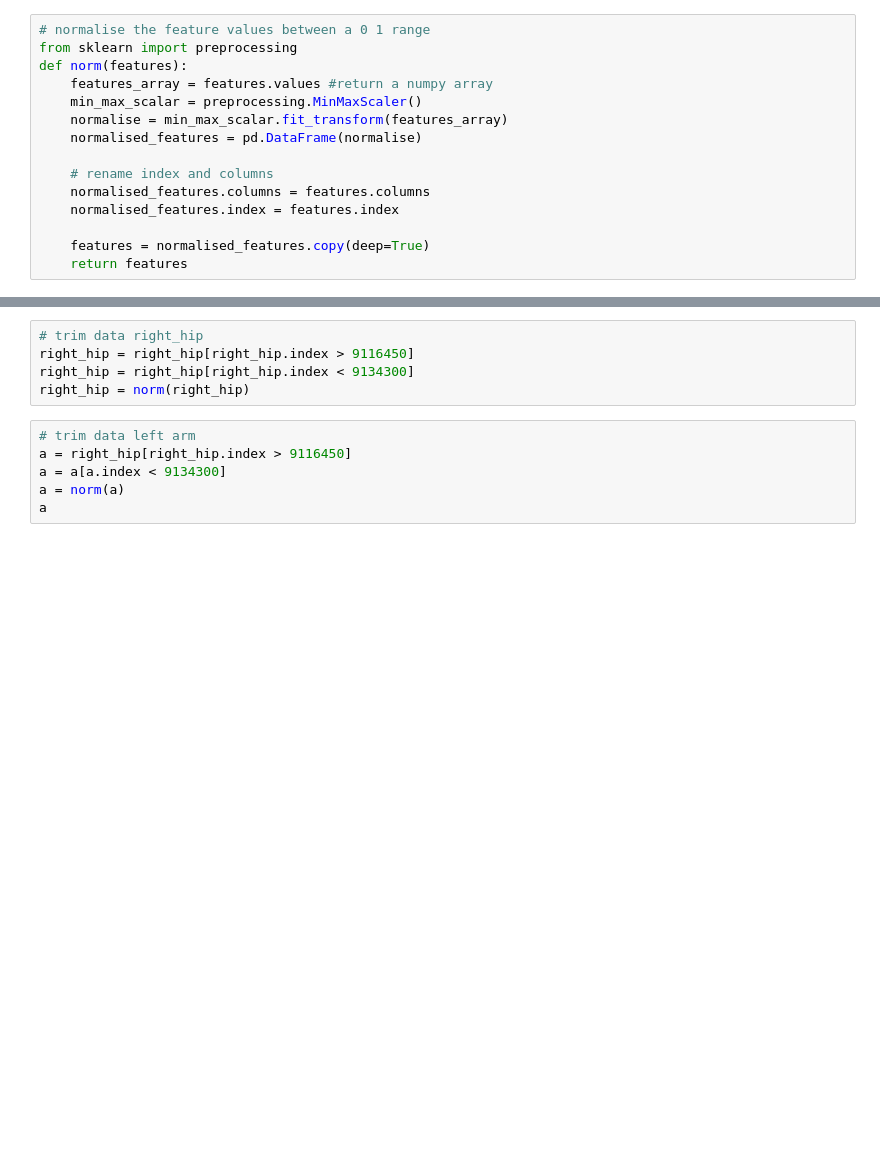
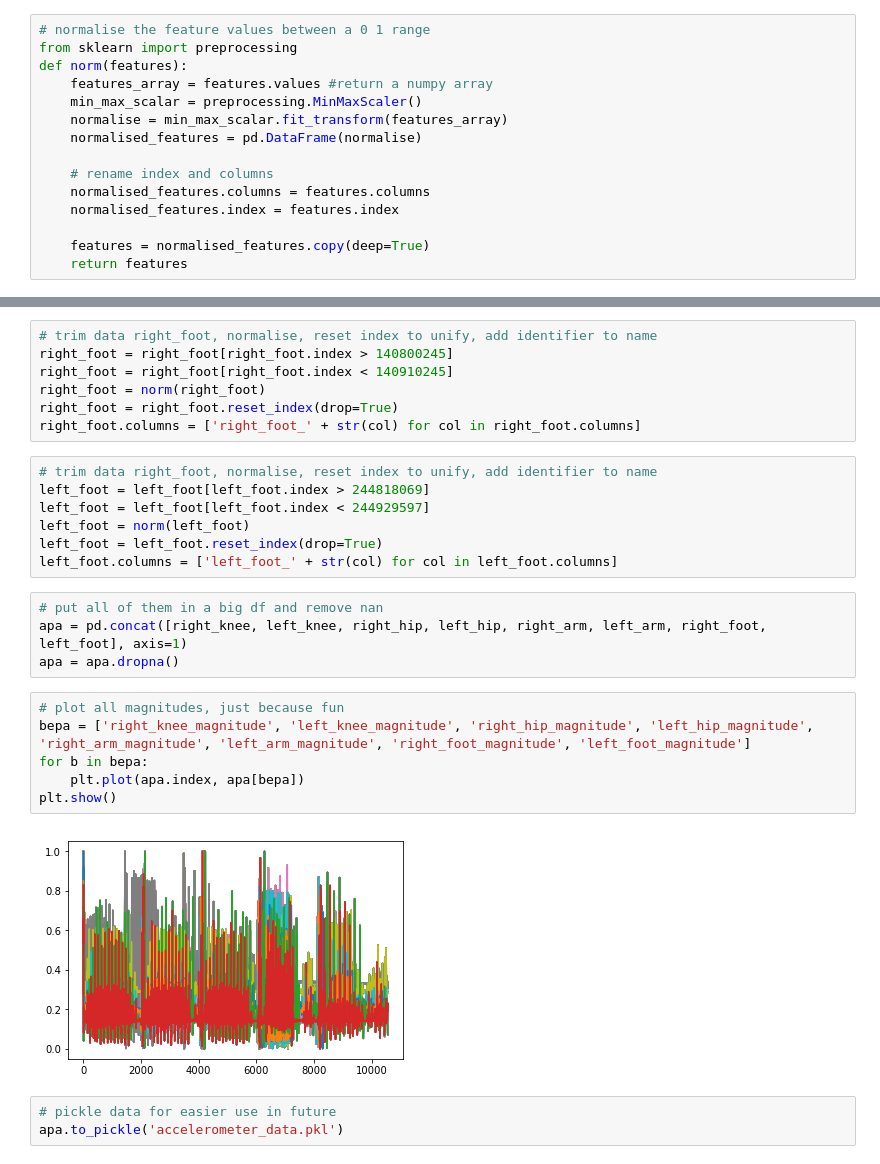
Before and after one commit to horken7/bioloid-cpg, a Jupyter notebook: accelerometer/analyse_accelerometer_data.ipynb, the cells around one changed output, grey strips where cells are left out. Cells and saved outputs as stored; diff of their text form; blank space fills up the shorter version.

```diff
--- a/accelerometer/analyse_accelerometer_data.ipynb
+++ b/accelerometer/analyse_accelerometer_data.ipynb
@@ -54,13 +78,31 @@ left_knee = norm(left_knee)
-# %%
-# trim data right_hip
-right_hip = right_hip[right_hip.index > 9116450]
-right_hip = right_hip[right_hip.index < 9134300]
-right_hip = norm(right_hip)
-# %%
-# trim data left arm
-a = right_hip[right_hip.index > 9116450]
-a = a[a.index < 9134300]
-a = norm(a)
-a
+# %%
+# trim data right_foot, normalise, reset index to unify, add identifier to name
+right_foot = right_foot[right_foot.index > 140800245]
+right_foot = right_foot[right_foot.index < 140910245]
+right_foot = norm(right_foot)
+right_foot = right_foot.reset_index(drop=True)
+right_foot.columns = ['right_foot_' + str(col) for col in right_foot.columns]
+# %%
+# trim data right_foot, normalise, reset index to unify, add identifier to name
+left_foot = left_foot[left_foot.index > 244818069]
+left_foot = left_foot[left_foot.index < 244929597]
+left_foot = norm(left_foot)
+left_foot = left_foot.reset_index(drop=True)
+left_foot.columns = ['left_foot_' + str(col) for col in left_foot.columns]
+# %%
+# put all of them in a big df and remove nan
+apa = pd.concat([right_knee, left_knee, right_hip, left_hip, right_arm, left_arm, right_foot, left_foot], axis=1)
+apa = apa.dropna()
+# %%
+# plot all magnitudes, just because fun
+bepa = ['right_knee_magnitude', 'left_knee_magnitude', 'right_hip_magnitude', 'left_hip_magnitude', 'right_arm_magnitude', 'left_arm_magnitude', 'right_foot_magnitude', 'left_foot_magnitude']
+for b in bepa:
+    plt.plot(apa.index, apa[bepa])
+plt.show()
+# %% [output]
+[figure, added]
+# %%
+# pickle data for easier use in future
+apa.to_pickle('accelerometer_data.pkl')
 # %%
 # plot data
```
Also changed, not shown: parts of 11 cells of this notebook, 1 other file.
